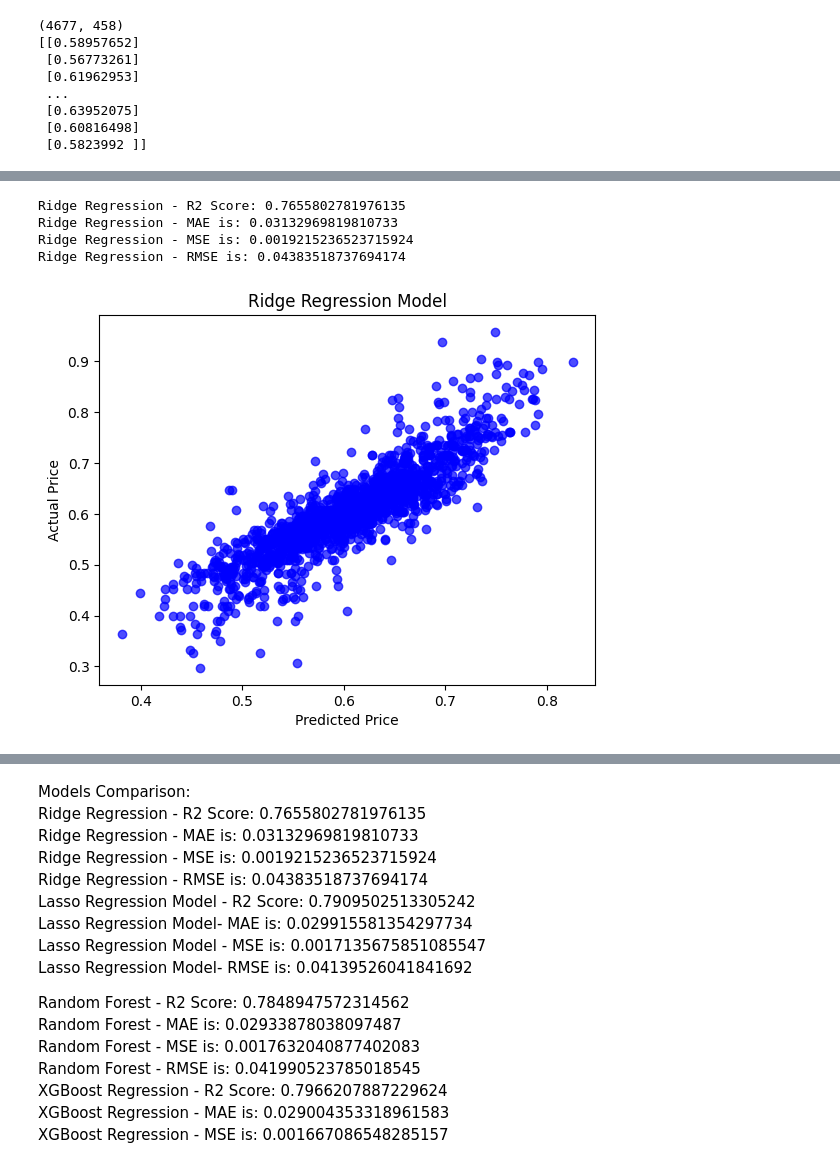
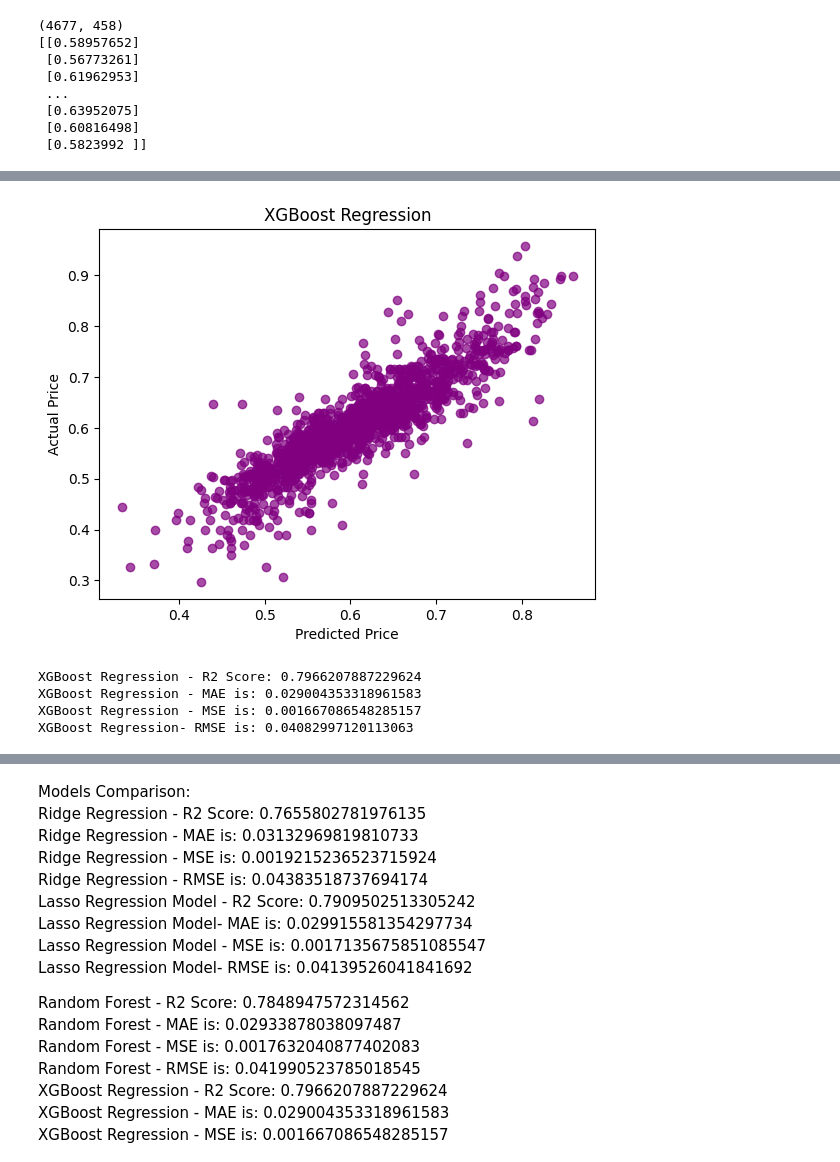
Before and after one commit to leoPuerto01/CS539-project, a Jupyter notebook: CS_539_Project.ipynb, the cells around one changed output, grey strips where cells are left out. Saved outputs shown, nothing was run; the diff lists cells and outputs as text; code cells hidden in the pictures.

```diff
--- a/CS_539_Project.ipynb
+++ b/CS_539_Project.ipynb
@@ -2728,44 +2927,39 @@ Linear Regression - RMSE is: 224457831681.78882
 # %%
-# Ridge Regression Model
-ridge = linear_model.Ridge(alpha=10)
-# Split the data into 67% training and 33% testing data
-# X = data.drop(['price'], axis = 1)
-# y = data['price']
-X_train, X_test, y_train, y_test = train_test_split(X_data, y_data, test_size = 0.33, random_state = 42)
-# Train the model with our training data
-model = ridge.fit(X_train, y_train)
 
-# Plot Model Prediction _Trainning data
-# make predictions based on model
-#predictions = model.predict(X_train)
-#import matplotlib.pyplot as plt
-#plt.scatter(predictions, y_train, alpha = 0.7, color = 'b') # alpha helps to show overlapping data
-#plt.xlabel('Predicted Price')
-#plt.ylabel('Actual Price')
-#plt.title('Ridge Regression Model')
-# check the model performance/ accuracy using Mean Squared Error(MSE) and sklearn.metrics
-#r2 = r2_score(y_train, predictions)
-#print('Ridge Regression - R2 Score:', r2)
-#print ('Ridge Regression - MAE is:', mean_absolute_error(y_train, predictions))
-#print ('Ridge Regression - MSE is:', mean_squared_error(y_train, predictions))
-#print ('Ridge Regression - RMSE is:', sqrt(mean_squared_error(y_train, predictions)))
-# Plot Model Prediction_ Testing data
-# make predictions based on model
-predictions = model.predict(X_test)
+#XGBoost Regression
+import xgboost as xgb
+
+# Splitting the data into 67% training and 33% testing data which is same with the other model's setting
+from sklearn.model_selection import train_test_split
+X_train, X_test, y_train, y_test = train_test_split(X_data, y_data, test_size=0.33, random_state=42)
+
+# Create a Random Forest regressor
+reg= xgb.XGBRegressor(objective ='reg:squarederror', colsample_bytree = 0.3, learning_rate = 0.3,max_depth = 5, alpha = 0.4, n_estimators = 130)
+# Train the XGBoost Regression
+xgboost_model=reg.fit(X_train,y_train)
+# Make predictions on the testing set
+predictions = xgboost_model.predict(X_test)
+
+# Plotting Random forest model which is the same with the other model's setting
 import matplotlib.pyplot as plt
-plt.scatter(predictions, y_test, alpha = 0.7, color = 'b') # alpha helps to show overlapping data
+plt.scatter(predictions, y_test, alpha = 0.7, color = 'purple')
 plt.xlabel('Predicted Price')
 plt.ylabel('Actual Price')
-plt.title('Ridge Regression Model')
+plt.title('XGBoost Regression')
+plt.show()
+
 # check the model performance/ accuracy using Mean Squared Error(MSE) and sklearn.metrics
+from sklearn.metrics import mean_squared_error, mean_absolute_error
+from math import sqrt
+from sklearn.metrics import r2_score
 r2 = r2_score(y_test, predictions)
-print('Ridge Regression - R2 Score:', r2)
-print ('Ridge Regression - MAE is:', mean_absolute_error(y_test, predictions))
-print ('Ridge Regression - MSE is:', mean_squared_error(y_test, predictions))
-print ('Ridge Regression - RMSE is:', sqrt(mean_squared_error(y_test, predictions)))
+print('XGBoost Regression - R2 Score:', r2)
+print('XGBoost Regression - MAE is:', mean_absolute_error(y_test, predictions))
+print('XGBoost Regression - MSE is:', mean_squared_error(y_test, predictions))
+print('XGBoost Regression- RMSE is:', sqrt(mean_squared_error(y_test, predictions)))
 # %% [output]
+[figure, new version]
-Ridge Regression - R2 Score: 0.7655802781976135
-Ridge Regression - MAE is: 0.03132969819810733
-Ridge Regression - MSE is: 0.0019215236523715924
-Ridge Regression - RMSE is: 0.04383518737694174
+XGBoost Regression - R2 Score: 0.7966207887229624
+XGBoost Regression - MAE is: 0.029004353318961583
+XGBoost Regression - MSE is: 0.001667086548285157
+XGBoost Regression- RMSE is: 0.04082997120113063
-[figure, old version]
```
Also changed, not shown: parts of 38 cells of this notebook.
